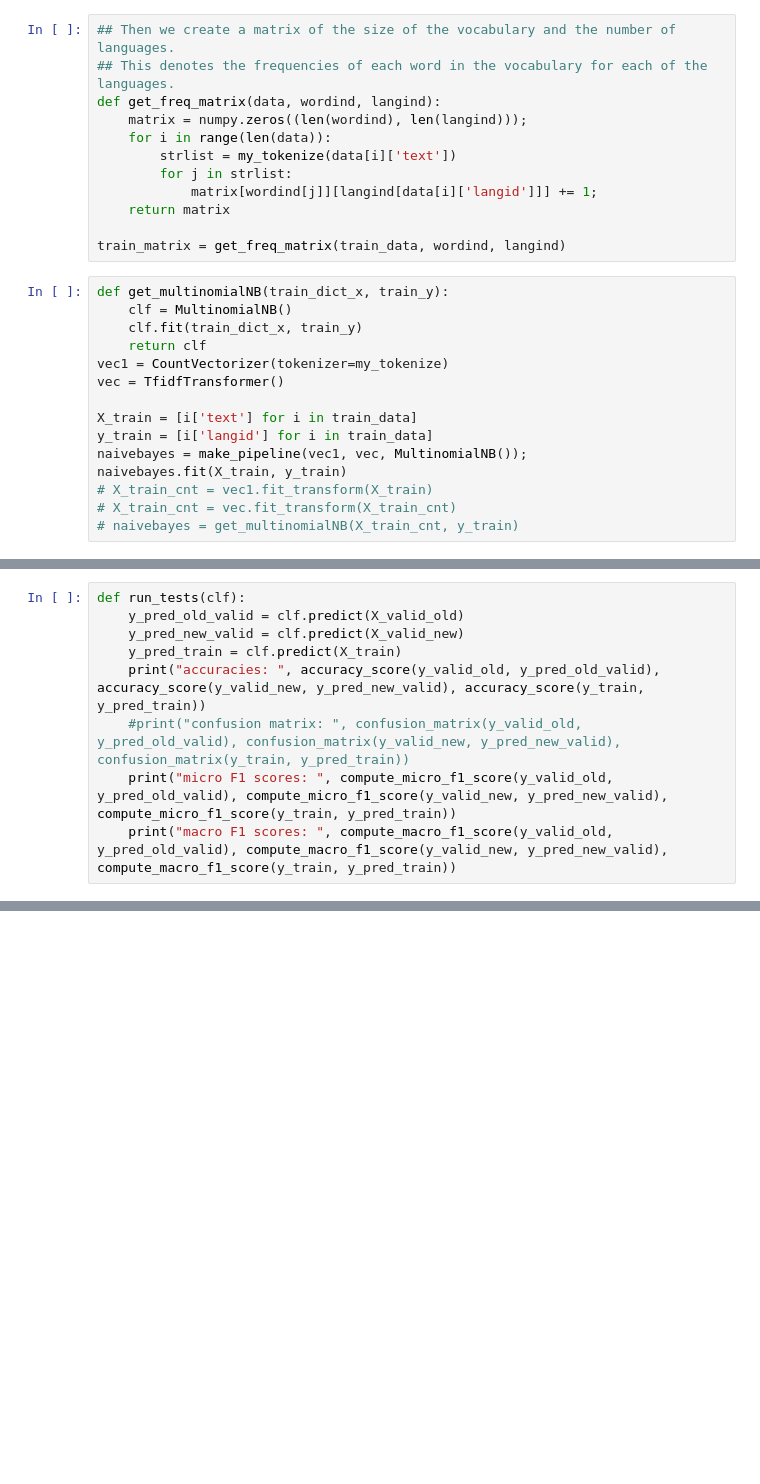
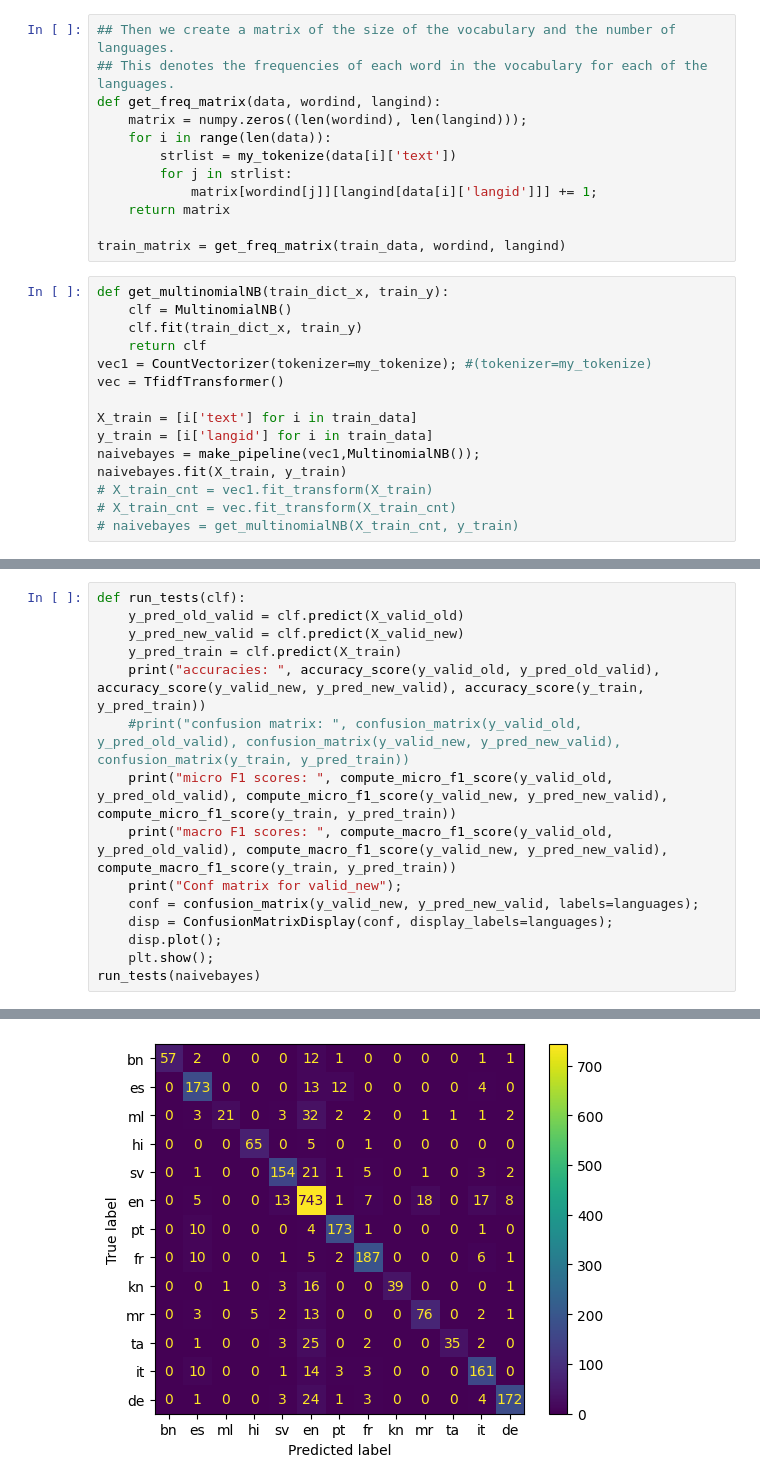
Before and after one commit to DhruvAhlawat/A1_Natural_Language_Processing, a Jupyter notebook: A1.ipynb, the cells around one changed output, grey strips where cells are left out. Drawn from its saved outputs; the diff is of its cells as text; blank space fills up the shorter version.

```diff
--- a/A1.ipynb
+++ b/A1.ipynb
@@ -77,12 +89,12 @@ def get_multinomialNB(train_dict_x, train_y):
     clf = MultinomialNB()
     clf.fit(train_dict_x, train_y)
     return clf
-vec1 = CountVectorizer(tokenizer=my_tokenize)
+vec1 = CountVectorizer(tokenizer=my_tokenize); #(tokenizer=my_tokenize)
 vec = TfidfTransformer()
 
 X_train = [i['text'] for i in train_data]
 y_train = [i['langid'] for i in train_data]
-naivebayes = make_pipeline(vec1, vec, MultinomialNB());
+naivebayes = make_pipeline(vec1,MultinomialNB());
 naivebayes.fit(X_train, y_train)
 # X_train_cnt = vec1.fit_transform(X_train)
 # X_train_cnt = vec.fit_transform(X_train_cnt)
@@ -108,3 +149,10 @@ def run_tests(clf):
     #print("confusion matrix: ", confusion_matrix(y_valid_old, y_pred_old_valid), confusion_matrix(y_valid_new, y_pred_new_valid), confusion_matrix(y_train, y_pred_train))
     print("micro F1 scores: ", compute_micro_f1_score(y_valid_old, y_pred_old_valid), compute_micro_f1_score(y_valid_new, y_pred_new_valid), compute_micro_f1_score(y_train, y_pred_train))
     print("macro F1 scores: ", compute_macro_f1_score(y_valid_old, y_pred_old_valid), compute_macro_f1_score(y_valid_new, y_pred_new_valid), compute_macro_f1_score(y_train, y_pred_train))
+    print("Conf matrix for valid_new");
+    conf = confusion_matrix(y_valid_new, y_pred_new_valid, labels=languages);
+    disp = ConfusionMatrixDisplay(conf, display_labels=languages);
+    disp.plot();
+    plt.show();
+run_tests(naivebayes)
+# %% [output]
@@ -110,0 +163 @@ def run_tests(clf):
+[figure, added]
```
Also changed, not shown: parts of 8 cells of this notebook.
